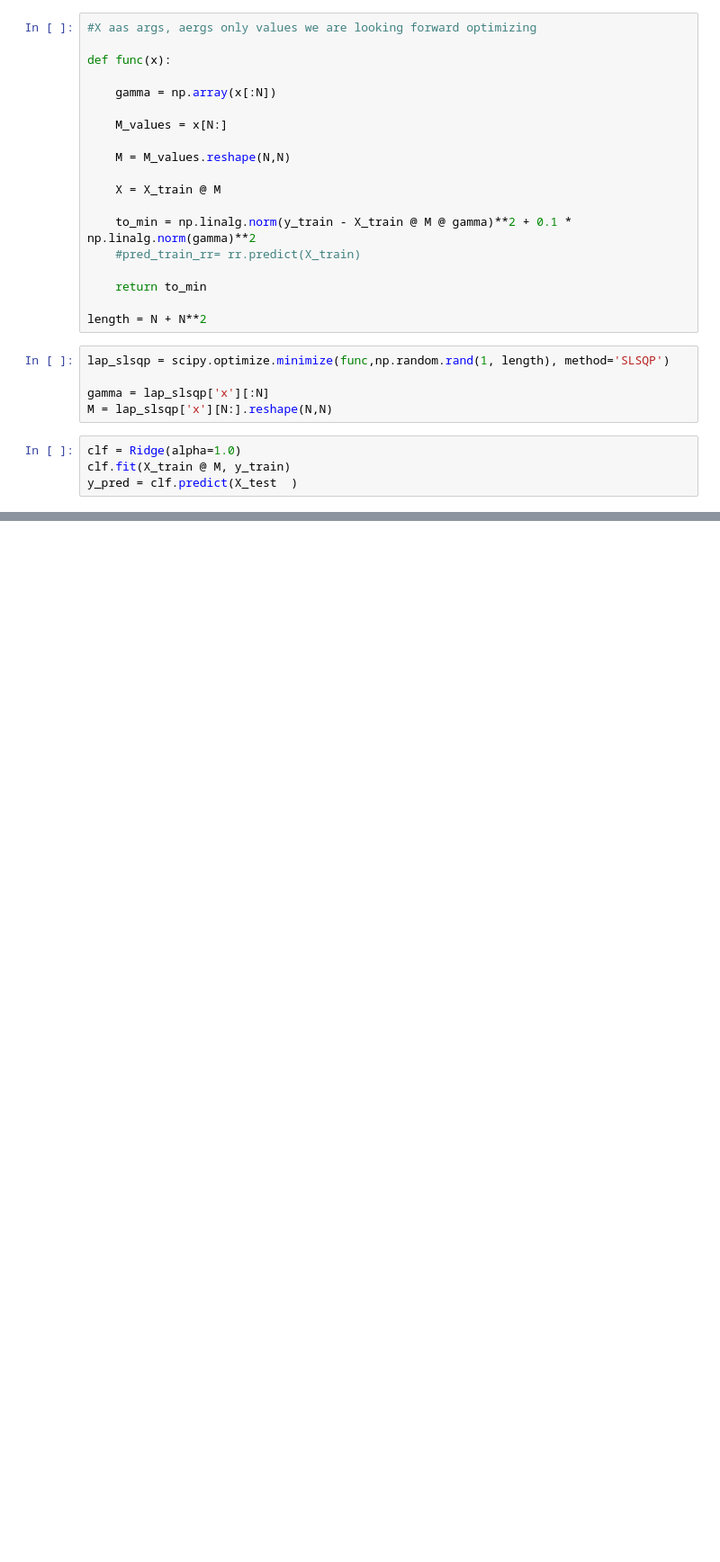
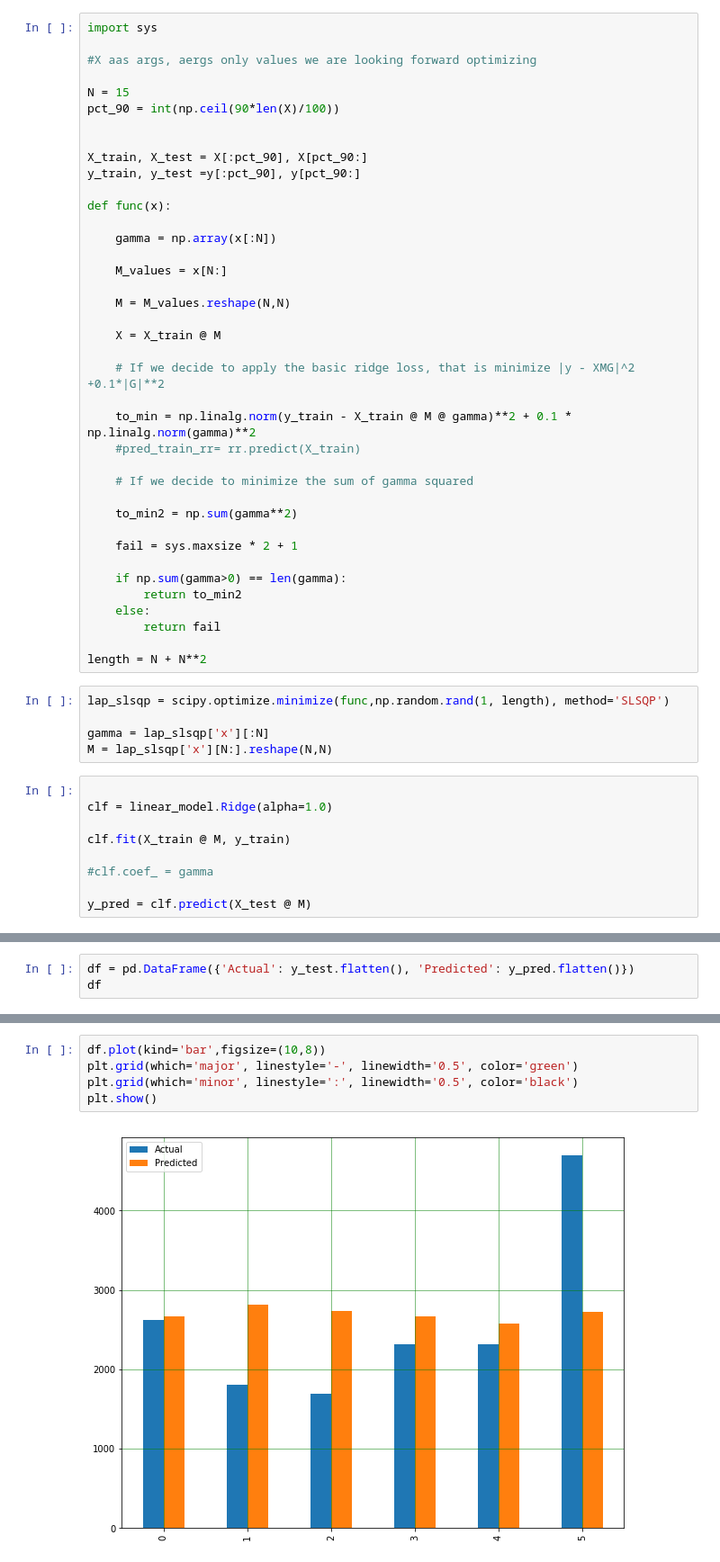
Before and after one commit to jeannechaverot/CovidForecasting, a Jupyter notebook: Find_parameters.ipynb, the cells around one changed output, grey strips where cells are left out. Shown: that part at 90% size. Drawn from its saved outputs; the diff is of its cells as text; blank space fills up the shorter version.

```diff
--- a/Find_parameters.ipynb
+++ b/Find_parameters.ipynb
@@ -514,7 +471,16 @@ X_train.shape
 # %% [markdown]
 ### Laplacian Regression using optimize.minimize
 # %%
+import sys
+
 #X aas args, aergs only values we are looking forward optimizing
+
+N = 15
+pct_90 = int(np.ceil(90*len(X)/100))
+
+
+X_train, X_test = X[:pct_90], X[pct_90:]
+y_train, y_test =y[:pct_90], y[pct_90:]
 
 def func(x):
 
@@ -526,10 +492,21 @@ def func(x):
 
     X = X_train @ M
 
+    # If we decide to apply the basic ridge loss, that is minimize |y - XMG|^2 +0.1*|G|**2
+
     to_min = np.linalg.norm(y_train - X_train @ M @ gamma)**2 + 0.1 * np.linalg.norm(gamma)**2
     #pred_train_rr= rr.predict(X_train)
 
-    return to_min
+    # If we decide to minimize the sum of gamma squared
+
+    to_min2 = np.sum(gamma**2)
+
+    fail = sys.maxsize * 2 + 1
+
+    if np.sum(gamma>0) == len(gamma):
+        return to_min2
+    else:
+        return fail
 
 length = N + N**2
 # %%
@@ -538,6 +515,11 @@ lap_slsqp = scipy.optimize.minimize(func,np.random.rand(1, length), method='SLSQ
 gamma = lap_slsqp['x'][:N]
 M = lap_slsqp['x'][N:].reshape(N,N)
 # %%
-clf = Ridge(alpha=1.0)
+
+clf = linear_model.Ridge(alpha=1.0)
+
 clf.fit(X_train @ M, y_train)
-y_pred = clf.predict(X_test  )
+
+#clf.coef_ = gamma
+
+y_pred = clf.predict(X_test @ M)
@@ -561,0 +526,3 @@ array([[-3.03676077e+12, -2.55768484e+12, -3.36096241e+12,
+# %%
+df = pd.DataFrame({'Actual': y_test.flatten(), 'Predicted': y_pred.flatten()})
+df
@@ -561,0 +537,7 @@ array([[-3.03676077e+12, -2.55768484e+12, -3.36096241e+12,
+# %%
+df.plot(kind='bar',figsize=(10,8))
+plt.grid(which='major', linestyle='-', linewidth='0.5', color='green')
+plt.grid(which='minor', linestyle=':', linewidth='0.5', color='black')
+plt.show()
+# %% [output]
+[figure, added]
```
Also changed, not shown: parts of 49 cells of this notebook.
